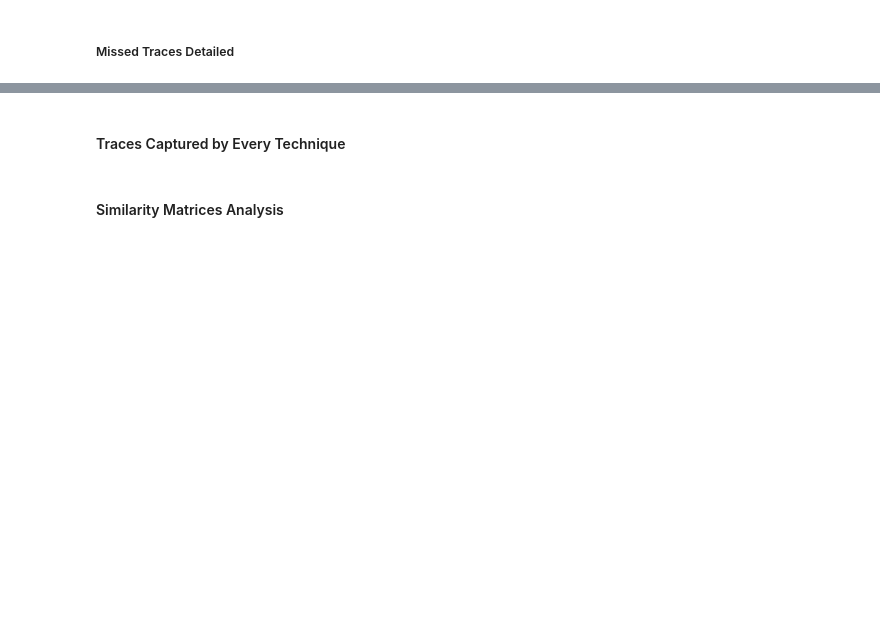
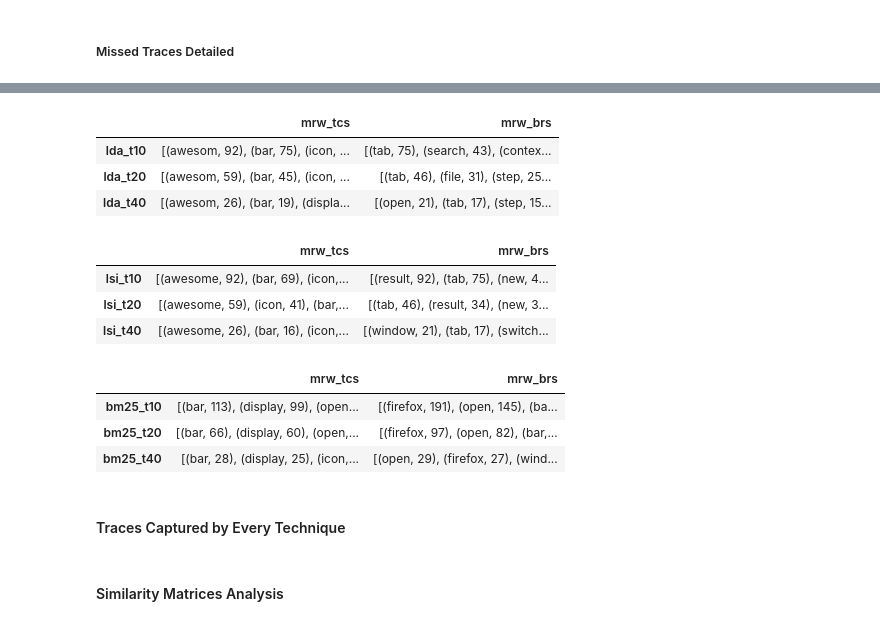
Before and after one commit to Pointpt/trace-link-recovery-study, a Jupyter notebook: notebooks/firefox_p2/tc_br_tracing/tc_br_runner.ipynb, the cells around one changed output, grey strips where cells are left out. Cells and saved outputs as stored; diff of their text form; code cells hidden in the pictures; blank space fills up the shorter version.

```diff
--- a/notebooks/firefox_p2/tc_br_tracing/tc_br_runner.ipynb
+++ b/notebooks/firefox_p2/tc_br_tracing/tc_br_runner.ipynb
@@ -226,3 +189,64 @@ Counter(word_list).most_common()[0:6]
+# %%
+import pandas as pd
+
+lda_model = exp_vol_intersec_strat_runner.get_lda_model()
+lsi_model = exp_vol_intersec_strat_runner.get_lsi_model()
+bm25_model = exp_vol_intersec_strat_runner.get_bm25_model()
+
+df = pd.DataFrame(columns=['mrw_tcs','mrw_brs'], index=['lda_t10','lsi_t10','bm25_t10',
+                                                        'lda_t20','lsi_t20','bm25_t20',
+                                                        'lda_t40','lsi_t40','bm25_t40'])
+
+lda_mrw_tc_t10, lda_mrw_br_t10 = aux_functions.get_mrw_traces_set(not_captured_traces_t10_inter, lda_model)
+lda_mrw_tc_t20, lda_mrw_br_t20 = aux_functions.get_mrw_traces_set(not_captured_traces_t20_inter, lda_model)
+lda_mrw_tc_t40, lda_mrw_br_t40 = aux_functions.get_mrw_traces_set(not_captured_traces_t40_inter, lda_model)
+
+lsi_mrw_tc_t10, lsi_mrw_br_t10 = aux_functions.get_mrw_traces_set(not_captured_traces_t10_inter, lsi_model)
+lsi_mrw_tc_t20, lsi_mrw_br_t20 = aux_functions.get_mrw_traces_set(not_captured_traces_t20_inter, lsi_model)
+lsi_mrw_tc_t40, lsi_mrw_br_t40 = aux_functions.get_mrw_traces_set(not_captured_traces_t40_inter, lsi_model)
+
+bm25_mrw_tc_t10, bm25_mrw_br_t10 = aux_functions.get_mrw_traces_set(not_captured_traces_t10_inter, bm25_model)
+bm25_mrw_tc_t20, bm25_mrw_br_t20 = aux_functions.get_mrw_traces_set(not_captured_traces_t20_inter, bm25_model)
+bm25_mrw_tc_t40, bm25_mrw_br_t40 = aux_functions.get_mrw_traces_set(not_captured_traces_t40_inter, bm25_model)
+
+df.at['lda_t10','mrw_tcs'] = lda_mrw_tc_t10
+df.at['lda_t10','mrw_brs'] = lda_mrw_br_t10
+df.at['lda_t20','mrw_tcs'] = lda_mrw_tc_t20
+df.at['lda_t20','mrw_brs'] = lda_mrw_br_t20
+df.at['lda_t40','mrw_tcs'] = lda_mrw_tc_t40
+df.at['lda_t40','mrw_brs'] = lda_mrw_br_t40
+
+
+df.at['lsi_t10','mrw_tcs'] = lsi_mrw_tc_t10
+df.at['lsi_t10','mrw_brs'] = lsi_mrw_br_t10
+df.at['lsi_t20','mrw_tcs'] = lsi_mrw_tc_t20
+df.at['lsi_t20','mrw_brs'] = lsi_mrw_br_t20
+df.at['lsi_t40','mrw_tcs'] = lsi_mrw_tc_t40
+df.at['lsi_t40','mrw_brs'] = lsi_mrw_br_t40
+
+df.at['bm25_t10','mrw_tcs'] = bm25_mrw_tc_t10
+df.at['bm25_t10','mrw_brs'] = bm25_mrw_br_t10
+df.at['bm25_t20','mrw_tcs'] = bm25_mrw_tc_t20
+df.at['bm25_t20','mrw_brs'] = bm25_mrw_br_t20
+df.at['bm25_t40','mrw_tcs'] = bm25_mrw_tc_t40
+df.at['bm25_t40','mrw_brs'] = bm25_mrw_br_t40
+
+display(df[df.index.str.contains('lda')])
+display(df[df.index.str.contains('lsi')])
+display(df[df.index.str.contains('bm25')])
+# %% [output]
+|  | mrw_tcs | mrw_brs |
+| lda_t10 | [(awesom, 92), (bar, 75), (icon, ... | [(tab, 75), (search, 43), (contex... |
+| lda_t20 | [(awesom, 59), (bar, 45), (icon, ... | [(tab, 46), (file, 31), (step, 25... |
+| lda_t40 | [(awesom, 26), (bar, 19), (displa... | [(open, 21), (tab, 17), (step, 15... |
+|  | mrw_tcs | mrw_brs |
+| lsi_t10 | [(awesome, 92), (bar, 69), (icon,... | [(result, 92), (tab, 75), (new, 4... |
+| lsi_t20 | [(awesome, 59), (icon, 41), (bar,... | [(tab, 46), (result, 34), (new, 3... |
+| lsi_t40 | [(awesome, 26), (bar, 16), (icon,... | [(window, 21), (tab, 17), (switch... |
+|  | mrw_tcs | mrw_brs |
+| bm25_t10 | [(bar, 113), (display, 99), (open... | [(firefox, 191), (open, 145), (ba... |
+| bm25_t20 | [(bar, 66), (display, 60), (open,... | [(firefox, 97), (open, 82), (bar,... |
+| bm25_t40 | [(bar, 28), (display, 25), (icon,... | [(open, 29), (firefox, 27), (wind... |
 # %% [markdown]
 #### Traces Captured by Every Technique
 # %%
```
Also changed, not shown: parts of 7 cells of this notebook, 1 other file.
